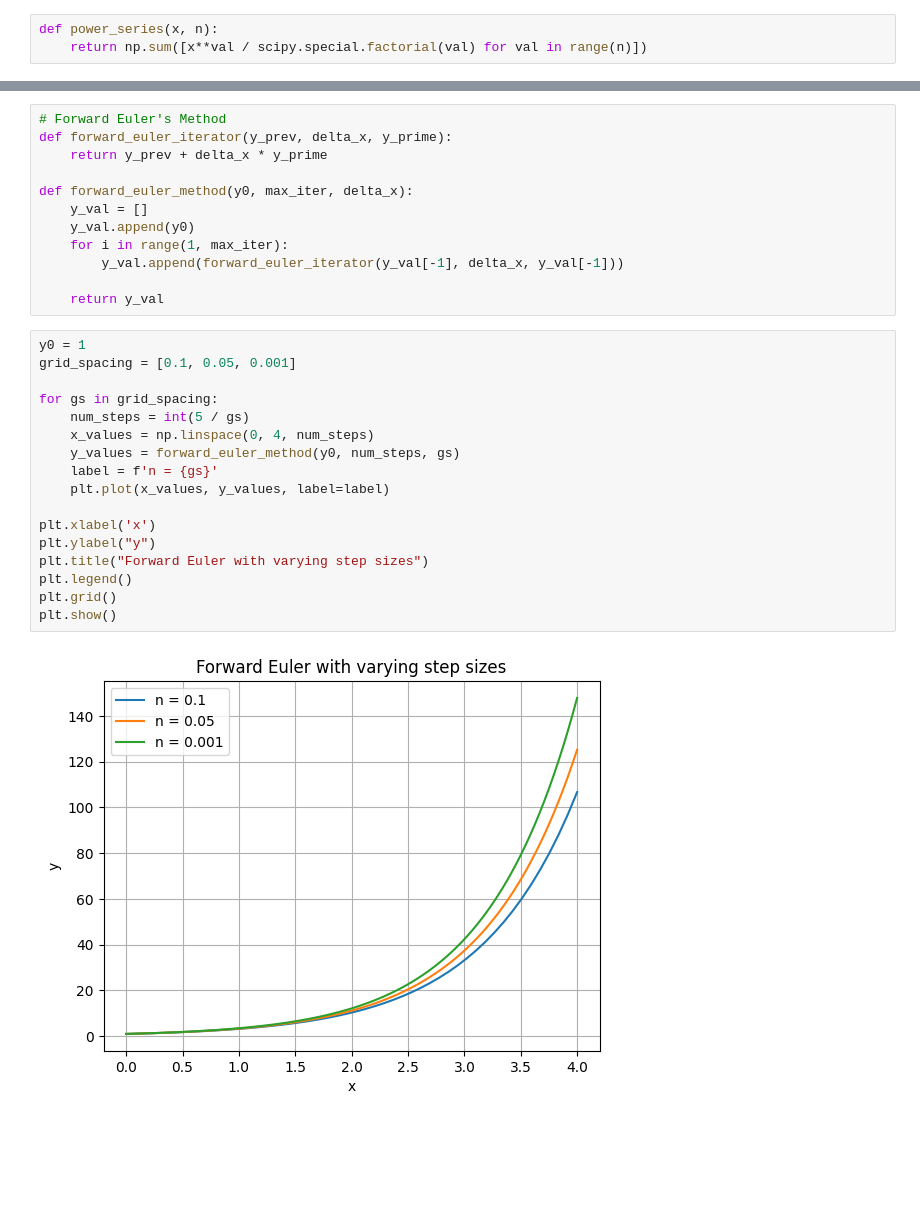
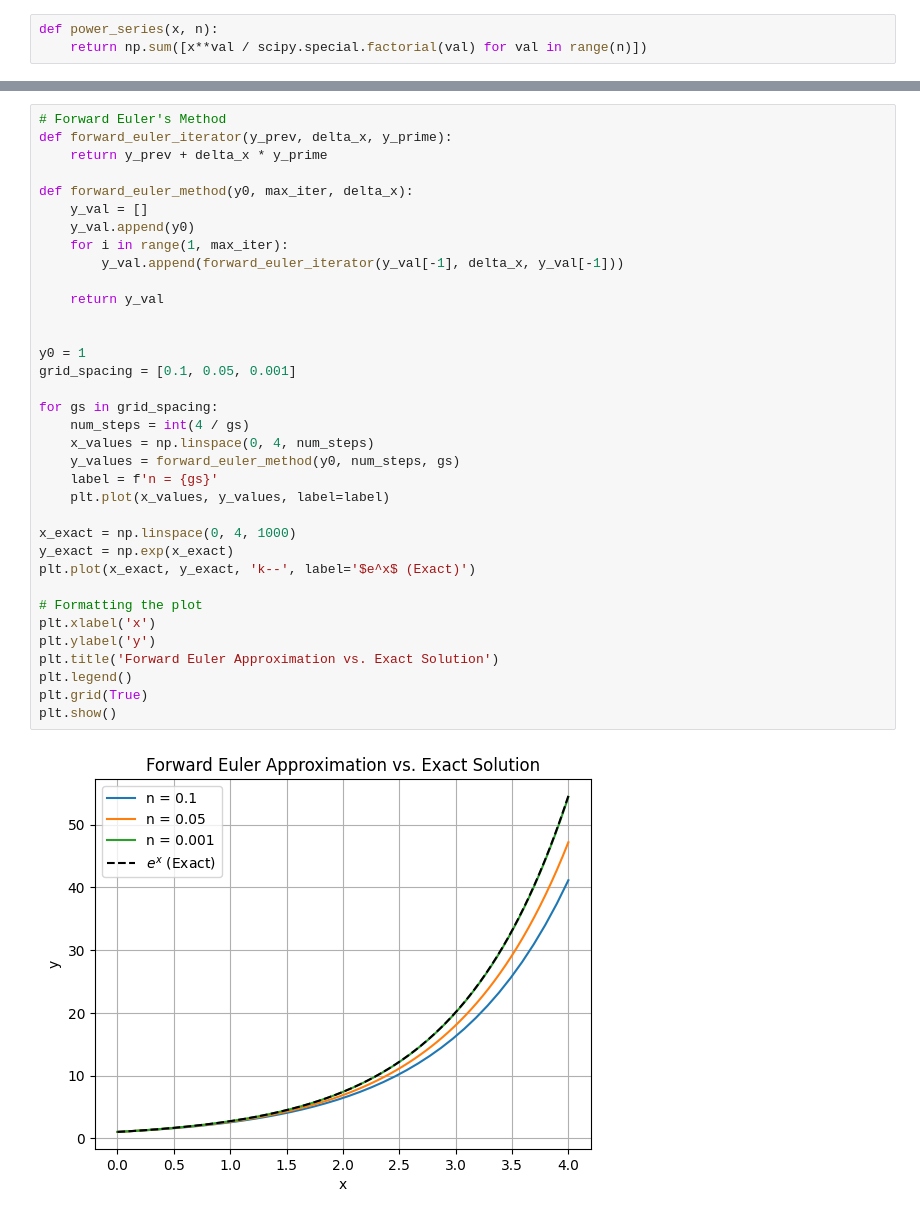
Before and after one commit to hepromark/BicycleModelExploration, a Jupyter notebook: part1.ipynb, the cells around one changed output, grey strips where cells are left out. Drawn from its saved outputs; the diff is of its cells as text; blank space fills up the shorter version.

```diff
--- a/part1.ipynb
+++ b/part1.ipynb
@@ -44,31 +45,37 @@ plot_func(error, domain, n_values, title="Error between approximations and 'exac
 # %%
 # Forward Euler's Method
 def forward_euler_iterator(y_prev, delta_x, y_prime):
     return y_prev + delta_x * y_prime
 
 def forward_euler_method(y0, max_iter, delta_x):
     y_val = []
     y_val.append(y0)
     for i in range(1, max_iter):
         y_val.append(forward_euler_iterator(y_val[-1], delta_x, y_val[-1]))
 
     return y_val
+
+
+y0 = 1
+grid_spacing = [0.1, 0.05, 0.001]
+
+for gs in grid_spacing:
+    num_steps = int(4 / gs)
+    x_values = np.linspace(0, 4, num_steps)
+    y_values = forward_euler_method(y0, num_steps, gs)
+    label = f'n = {gs}'
+    plt.plot(x_values, y_values, label=label)
+
+x_exact = np.linspace(0, 4, 1000)
+y_exact = np.exp(x_exact)
+plt.plot(x_exact, y_exact, 'k--', label='$e^x$ (Exact)')
+
+# Formatting the plot
+plt.xlabel('x')
+plt.ylabel('y')
+plt.title('Forward Euler Approximation vs. Exact Solution')
+plt.legend()
+plt.grid(True)
+plt.show()
+# %% [output]
+[figure, added]
-# %%
-y0 = 1
-grid_spacing = [0.1, 0.05, 0.001]
-
-for gs in grid_spacing:
-    num_steps = int(5 / gs)
-    x_values = np.linspace(0, 4, num_steps)
-    y_values = forward_euler_method(y0, num_steps, gs)
-    label = f'n = {gs}'
-    plt.plot(x_values, y_values, label=label)
-
-plt.xlabel('x')
-plt.ylabel("y")
-plt.title("Forward Euler with varying step sizes")
-plt.legend()
-plt.grid()
-plt.show()
-# %% [output]
-[figure, removed]
```
Also changed, not shown: parts of 3 cells of this notebook, 1 other file.
